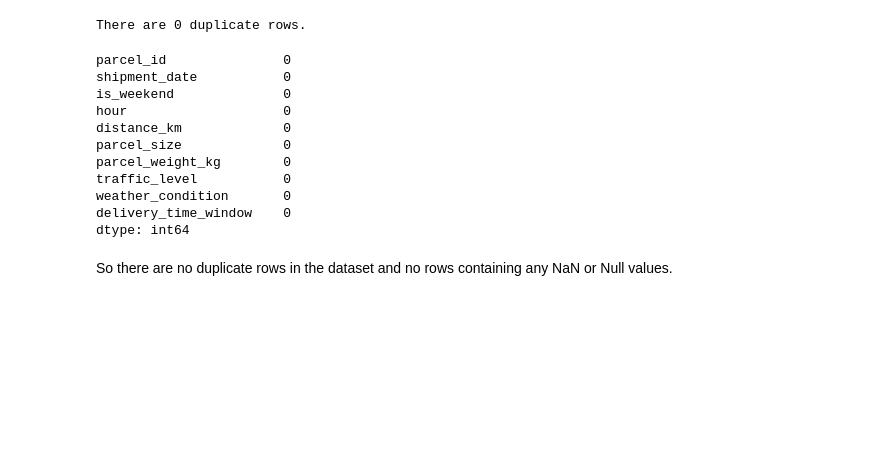
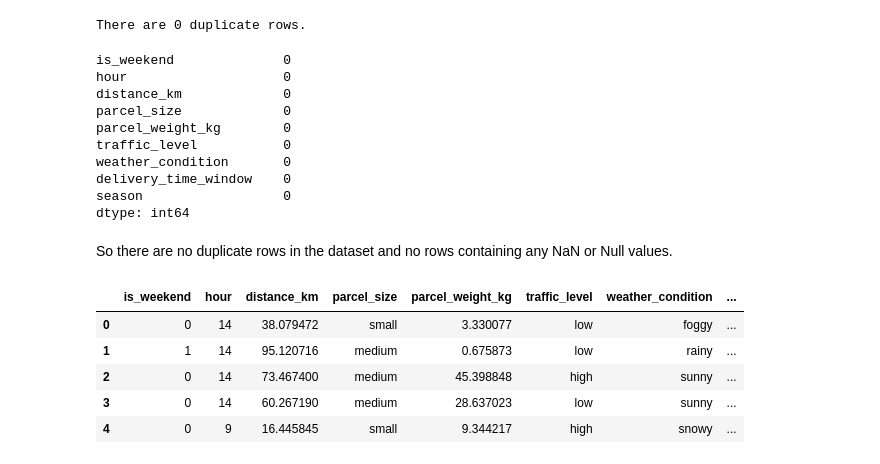
Before and after one commit to BasvVeen/PostNL_Assessment, a Jupyter notebook: Assessment.ipynb, the cells around one changed output. Saved outputs shown, nothing was run; the diff lists cells and outputs as text; code cells hidden in the pictures; blank space fills up the shorter version.

```diff
--- a/Assessment.ipynb
+++ b/Assessment.ipynb
@@ -40,10 +41,8 @@ print(f"There are {duplicate_rows.shape[0]} duplicate rows.")
 There are 0 duplicate rows.
 # %%
 rows_with_nulls = delivery_data.isnull().sum()
-rows_with_nulls
+print(rows_with_nulls)
 # %% [output]
-parcel_id               0
-shipment_date           0
 is_weekend              0
 hour                    0
 distance_km             0
@@ -52,6 +51,16 @@ parcel_weight_kg        0
 traffic_level           0
 weather_condition       0
 delivery_time_window    0
+season                  0
 dtype: int64
 # %% [markdown]
 So there are no duplicate rows in the dataset and no rows containing any NaN or Null values.
+# %%
+delivery_data.head()
+# %% [output]
+|  | is_weekend | hour | distance_km | parcel_size | parcel_weight_kg | traffic_level | weather_condition | ... |
+| 0 | 0 | 14 | 38.079472 | small | 3.330077 | low | foggy | ... |
+| 1 | 1 | 14 | 95.120716 | medium | 0.675873 | low | rainy | ... |
+| 2 | 0 | 14 | 73.467400 | medium | 45.398848 | high | sunny | ... |
+| 3 | 0 | 14 | 60.267190 | medium | 28.637023 | low | sunny | ... |
+| 4 | 0 | 9 | 16.445845 | small | 9.344217 | high | snowy | ... |
```
Also changed, not shown: parts of 12 cells of this notebook.
